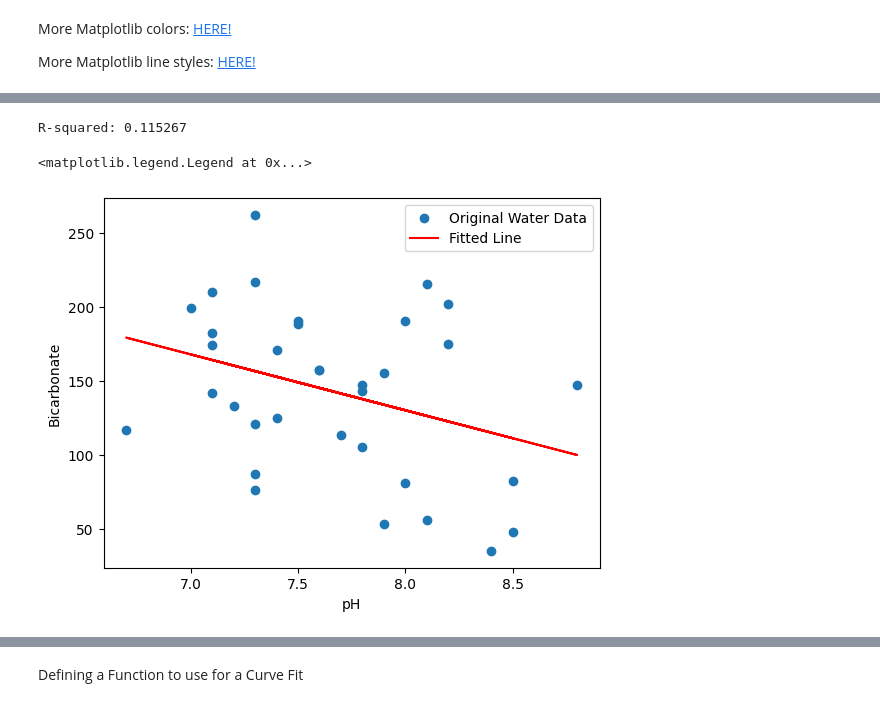
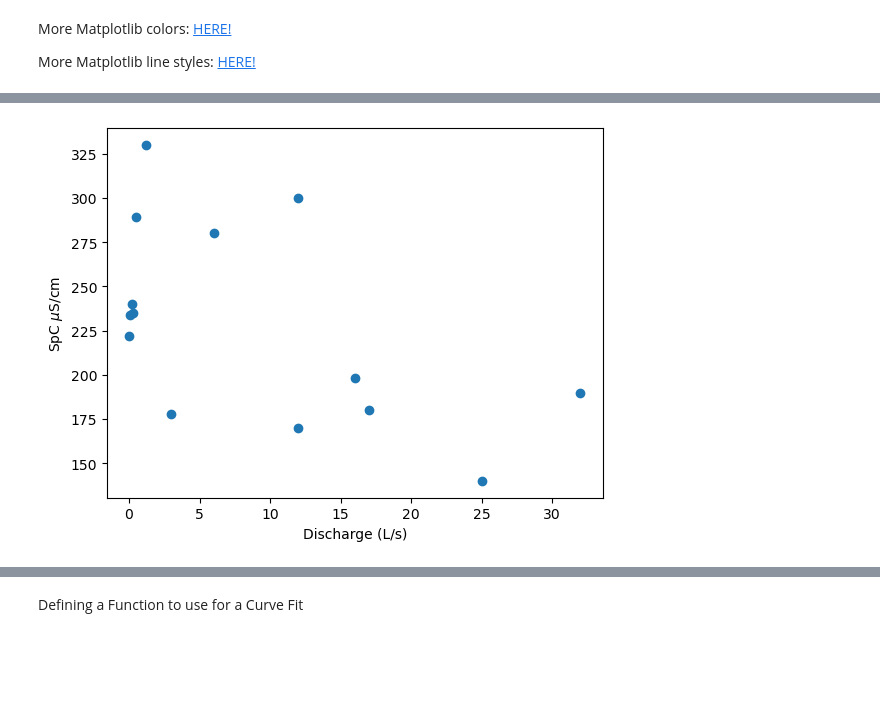
Before and after one commit to CovingtonResearchGroup/CCZ-student-python-training, a Jupyter notebook: Intro_to_Python.ipynb, the cells around one changed output, grey strips where cells are left out. Saved outputs shown, nothing was run; the diff lists cells and outputs as text; code cells hidden in the pictures; blank space fills up the shorter version.

```diff
--- a/Intro_to_Python.ipynb
+++ b/Intro_to_Python.ipynb
@@ -320,30 +439,0 @@ plt.legend()
-# %%
-
-# Let's add a trend line to our plot above
-
-xdata = df.pH
-ydata = df.Bicarbonate
-
-from scipy import stats
-
-#perform the linear regression
-res = stats.linregress(xdata, ydata)
-
-#check the r-squared value
-print(f"R-squared: {res.rvalue**2:.6f}")
-
-
-
-#plot the original graph
-plt.scatter(df.pH, df.Bicarbonate, label='Original Water Data')
-
-plt.xlabel('pH')
-plt.ylabel('Bicarbonate')
-
-#plot the regeression line and use red as color
-plt.plot(xdata, res.intercept + res.slope*xdata, 'r', label='Fitted Line')
-plt.legend()
-# %% [output]
-R-squared: 0.115267
-<matplotlib.legend.Legend at 0x...>
-[figure, removed]
@@ -353,0 +440,10 @@ from scipy.optimize import curve_fit #import our package for the curve fit
+# %%
+#Let's plot up some of our data. How about SpC vs Discharge
+
+
+plt.scatter(water_quality.Discharge, water_quality.SpC)
+
+plt.xlabel('Discharge (L/s)')
+plt.ylabel('SpC $\mu$S/cm');
+# %% [output]
+[figure, added]
```
Also changed, not shown: parts of 61 cells of this notebook, 3 other files.
